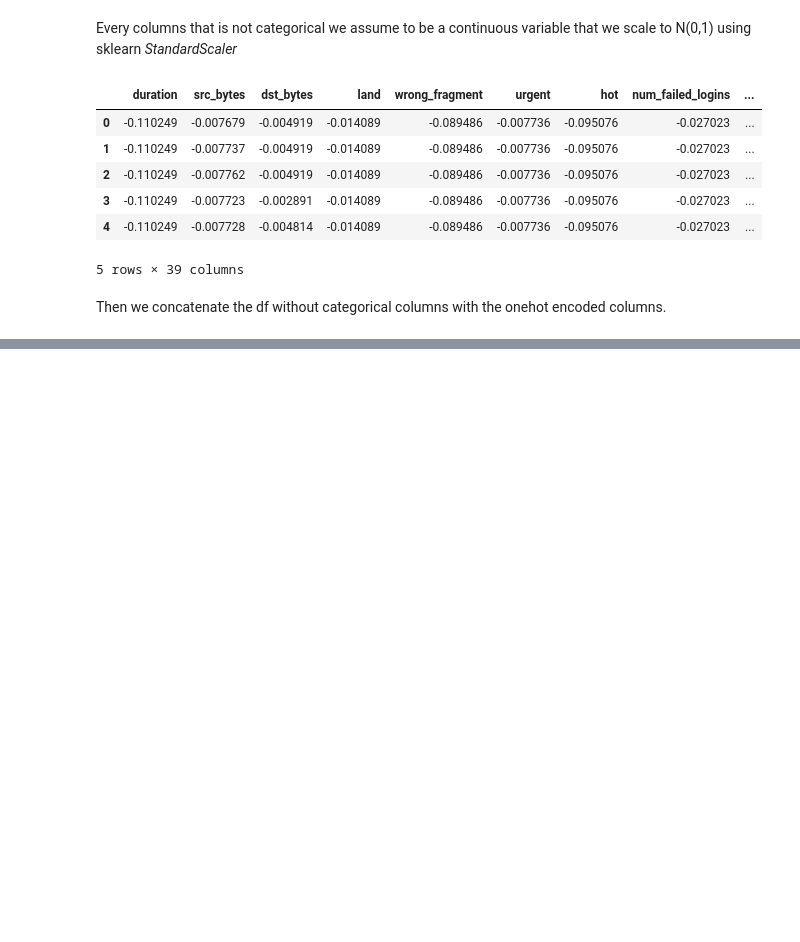
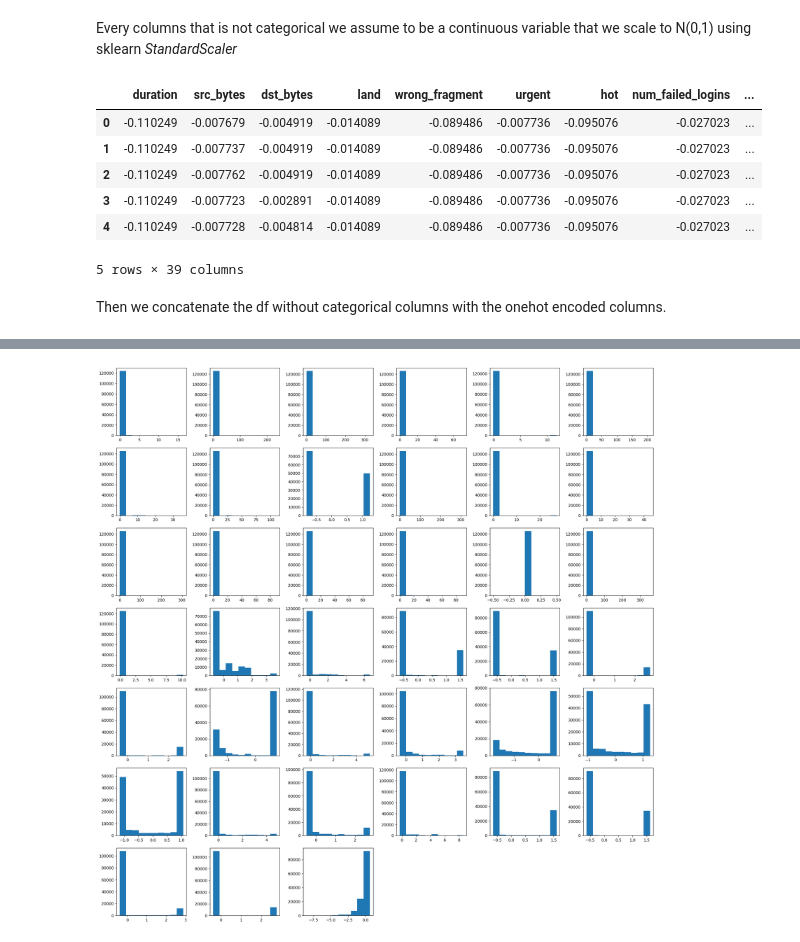
Before and after one commit to smidmatej/ML_project, a Jupyter notebook: main.ipynb, the cells around one changed output, grey strips where cells are left out. Drawn from its saved outputs; the diff is of its cells as text; code cells hidden in the pictures; blank space fills up the shorter version.

Commit message:
Added histogram visualization

```diff
--- a/main.ipynb
+++ b/main.ipynb
@@ -103,0 +137,24 @@ df_preprocessed.head()
+# %%
+
+Tot = len(continuous_columns)
+Cols = int(np.sqrt(len(continuous_columns)))
+
+# Compute Rows required
+
+Rows = Tot // Cols
+
+if Tot % Cols != 0:
+    Rows += 1
+
+# Create a Position index
+Position = range(1,Tot + 1)
+
+fig = plt.figure(figsize=(20,20))
+for k in range(len(continuous_columns)):
+    ax = fig.add_subplot(Rows,Cols,Position[k])
+    counts, bins = np.histogram(df_preprocessed[continuous_columns[k]])
+    plt.hist(bins[:-1], bins, weights=counts)
+
+plt.tight_layout()
+# %% [output]
+[figure, added]
```
Also changed, not shown: parts of 5 cells of this notebook.
